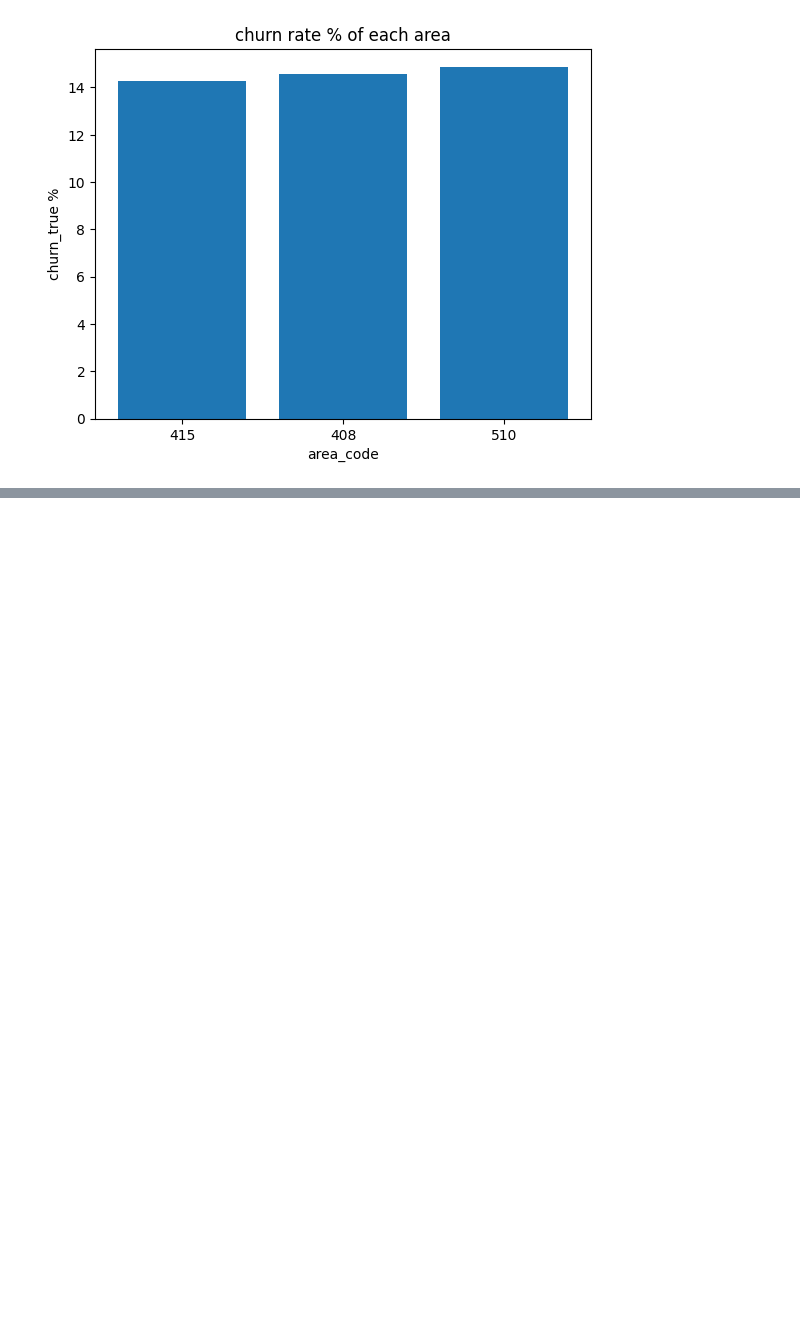
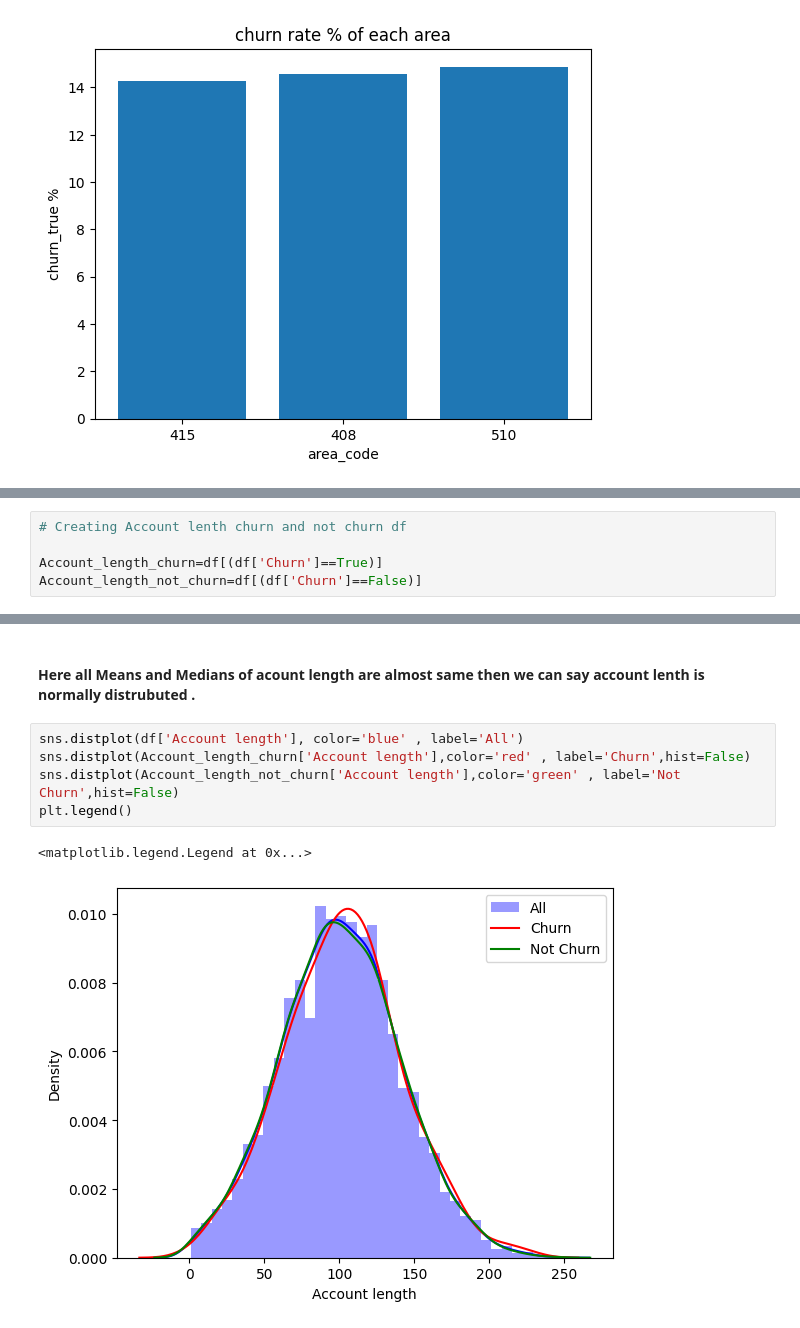
Before and after one commit to tusharraskar/EDA_Alma, a Jupyter notebook: Telecom_Churn_Analysis.ipynb, the cells around one changed output, grey strips where cells are left out. Cells and saved outputs as stored; diff of their text form; blank space fills up the shorter version.

```diff
--- a/Telecom_Churn_Analysis.ipynb
+++ b/Telecom_Churn_Analysis.ipynb
@@ -345,0 +350,5 @@ Text(0.5, 1.0, 'churn rate % of each area')
+# %%
+# Creating Account lenth churn and not churn df
+
+Account_length_churn=df[(df['Churn']==True)]
+Account_length_not_churn=df[(df['Churn']==False)]
@@ -345,0 +376,10 @@ Text(0.5, 1.0, 'churn rate % of each area')
+# %% [markdown]
+#### Here all Means and Medians of acount length are almost same then we can say account lenth is normally distrubuted .
+# %%
+sns.distplot(df['Account length'], color='blue' , label='All')
+sns.distplot(Account_length_churn['Account length'],color='red' , label='Churn',hist=False)
+sns.distplot(Account_length_not_churn['Account length'],color='green' , label='Not Churn',hist=False)
+plt.legend()
+# %% [output]
+<matplotlib.legend.Legend at 0x...>
+[figure, added]
```
Also changed, not shown: parts of 24 cells of this notebook.
